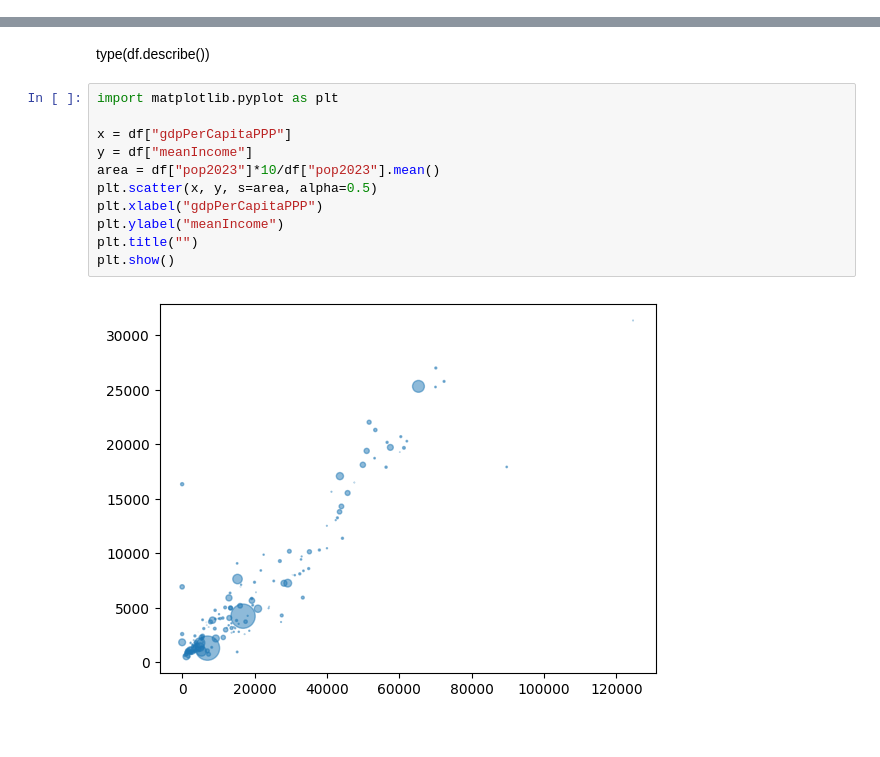
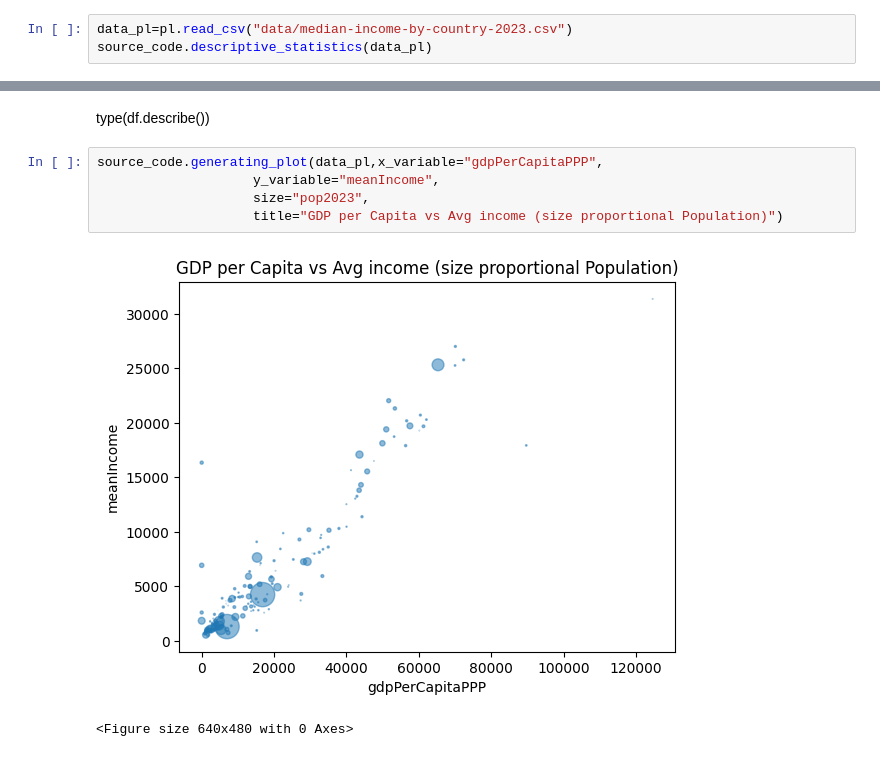
Before and after one commit to nogibjj/rd278-w3-polars, a Jupyter notebook: pythonproject/src/Notebook.ipynb, the cells around one changed output, grey strips where cells are left out. Cells and saved outputs as stored; diff of their text form.

Commit message:
Updating notebook and source_code

```diff
--- a/pythonproject/src/Notebook.ipynb
+++ b/pythonproject/src/Notebook.ipynb
@@ -40,0 +29,3 @@ shape: (9, 6)
+# %%
+data_pl=pl.read_csv("data/median-income-by-country-2023.csv")
+source_code.descriptive_statistics(data_pl)
@@ -41,15 +45,10 @@ shape: (9, 6)
 # %% [markdown]
 type(df.describe())
-# %%
-import matplotlib.pyplot as plt
-
-x = df["gdpPerCapitaPPP"]
-y = df["meanIncome"]
-area = df["pop2023"]*10/df["pop2023"].mean()
-plt.scatter(x, y, s=area, alpha=0.5)
-plt.xlabel("gdpPerCapitaPPP")
-plt.ylabel("meanIncome")
-plt.title("")
-plt.show()
-# %% [output]
-[figure, removed]
+# %%
+source_code.generating_plot(data_pl,x_variable="gdpPerCapitaPPP",
+                    y_variable="meanIncome",
+                    size="pop2023",
+                    title="GDP per Capita vs Avg income (size proportional Population)")
+# %% [output]
+[figure, added]
+<Figure size 640x480 with 0 Axes>
```
Also changed, not shown: parts of 4 cells of this notebook, 3 other files.
